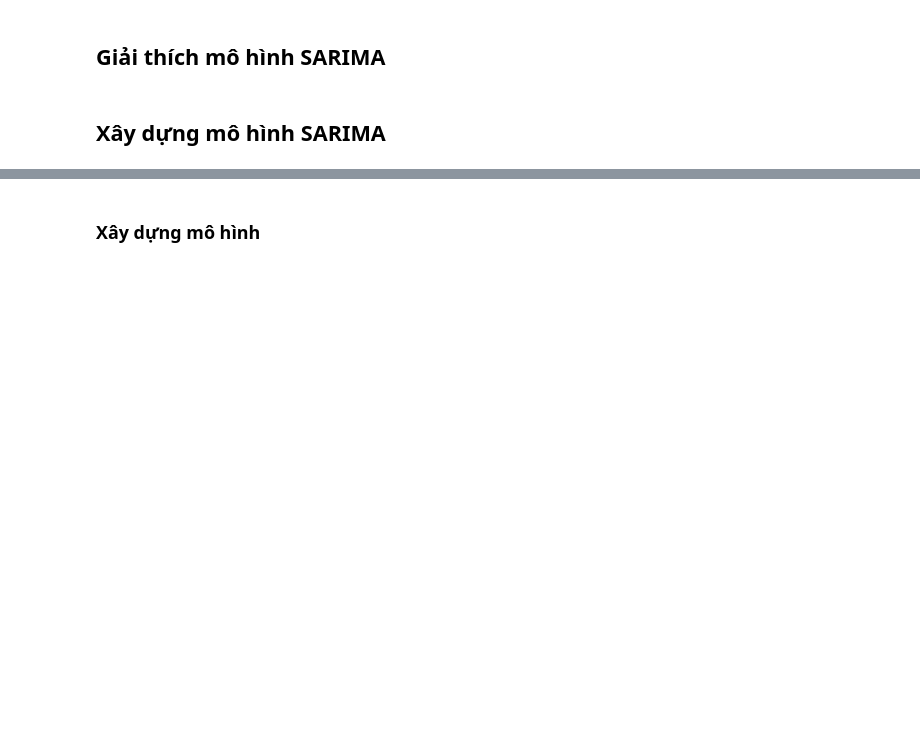
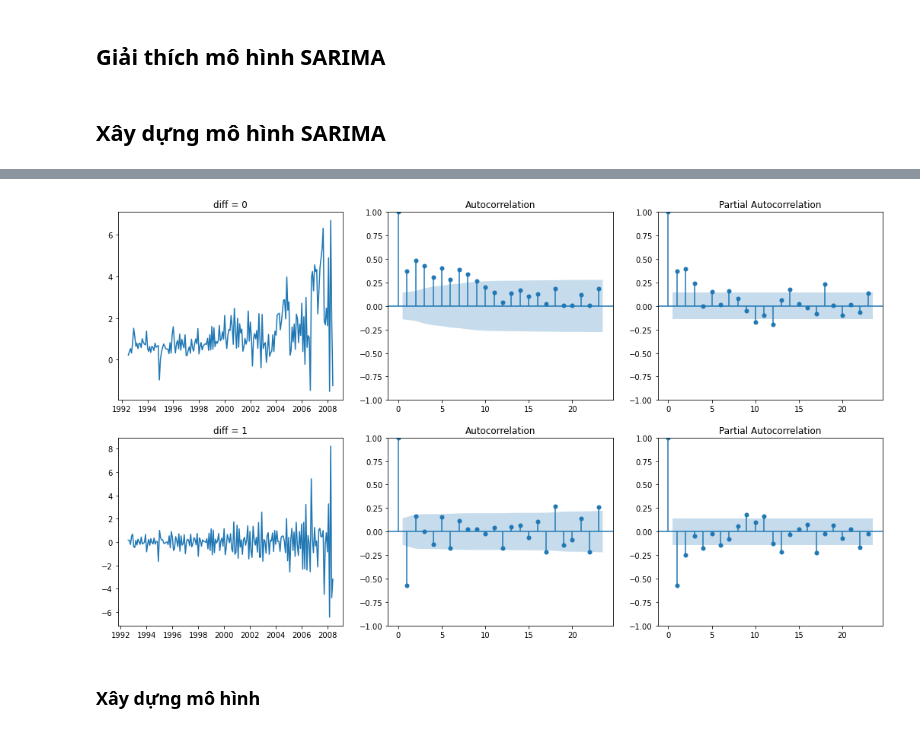
Before and after one commit to mdnam2410/hcmus-da, a Jupyter notebook: hw4/hw4.ipynb, the cells around one changed output, grey strips where cells are left out. Saved outputs shown, nothing was run; the diff lists cells and outputs as text; code cells hidden in the pictures; blank space fills up the shorter version.

```diff
--- a/hw4/hw4.ipynb
+++ b/hw4/hw4.ipynb
@@ -119,3 +56,25 @@ for i in range(difference_order + 1):
+# %%
+fig, axes = plt.subplots(2, 3, figsize=(18, 10))
+
+# Diff 0
+diff0_axes = axes[0]
+diff0_axes[0].plot(df['seasonal_removed'])
+plot_acf(df['seasonal_removed'].dropna(), ax=diff0_axes[1])
+plot_pacf(df['seasonal_removed'].dropna(), ax=diff0_axes[2], method='ywm')
+
+diff0_axes[0].set_title('diff = 0')
+
+# Diff 1
+diff1_axes = axes[1]
+diff1_axes[0].plot(df['seasonal_removed_diff1'])
+plot_acf(df['seasonal_removed_diff1'].dropna(), ax=diff1_axes[1])
+plot_pacf(df['seasonal_removed_diff1'].dropna(), ax=diff1_axes[2], method='ywm')
+
+diff1_axes[0].set_title('diff = 1')
+
+plt.show()
+# %% [output]
+[figure, added]
 # %% [markdown]
 ### Xây dựng mô hình
 # %%
```
Also changed, not shown: parts of 31 cells of this notebook.
